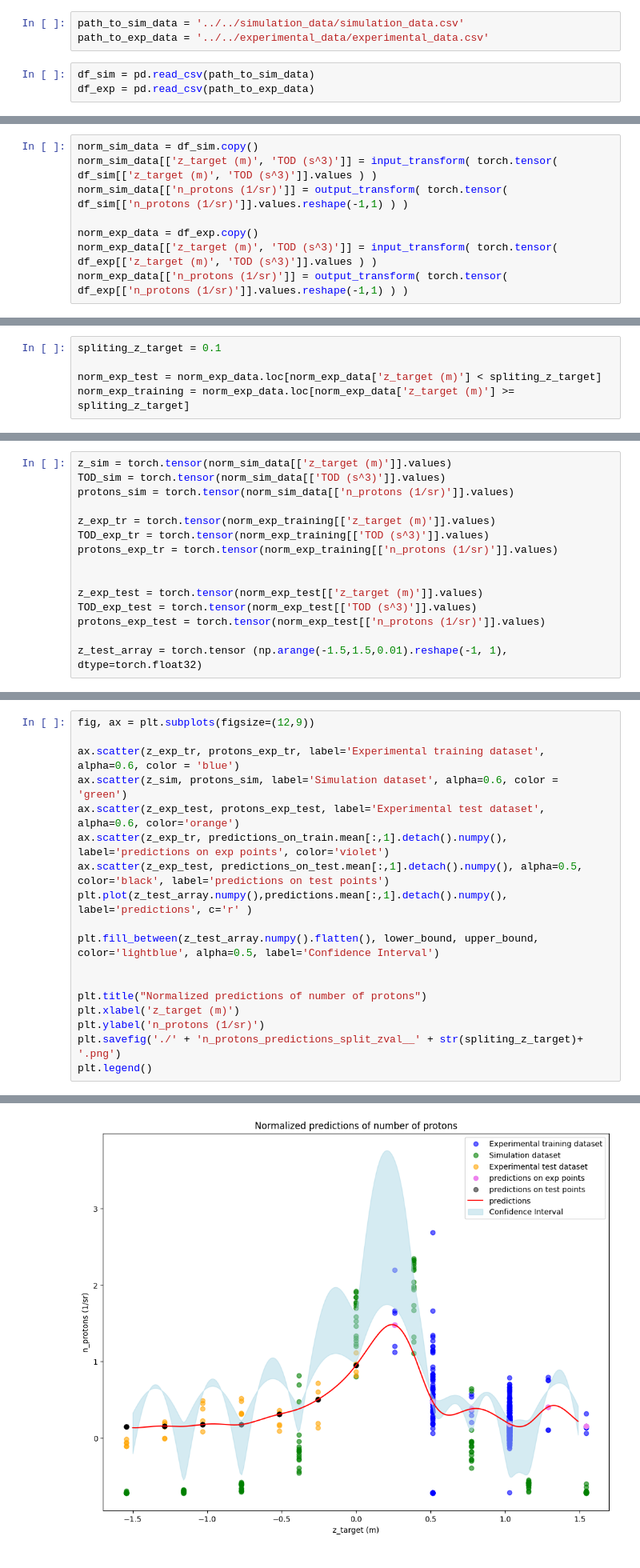
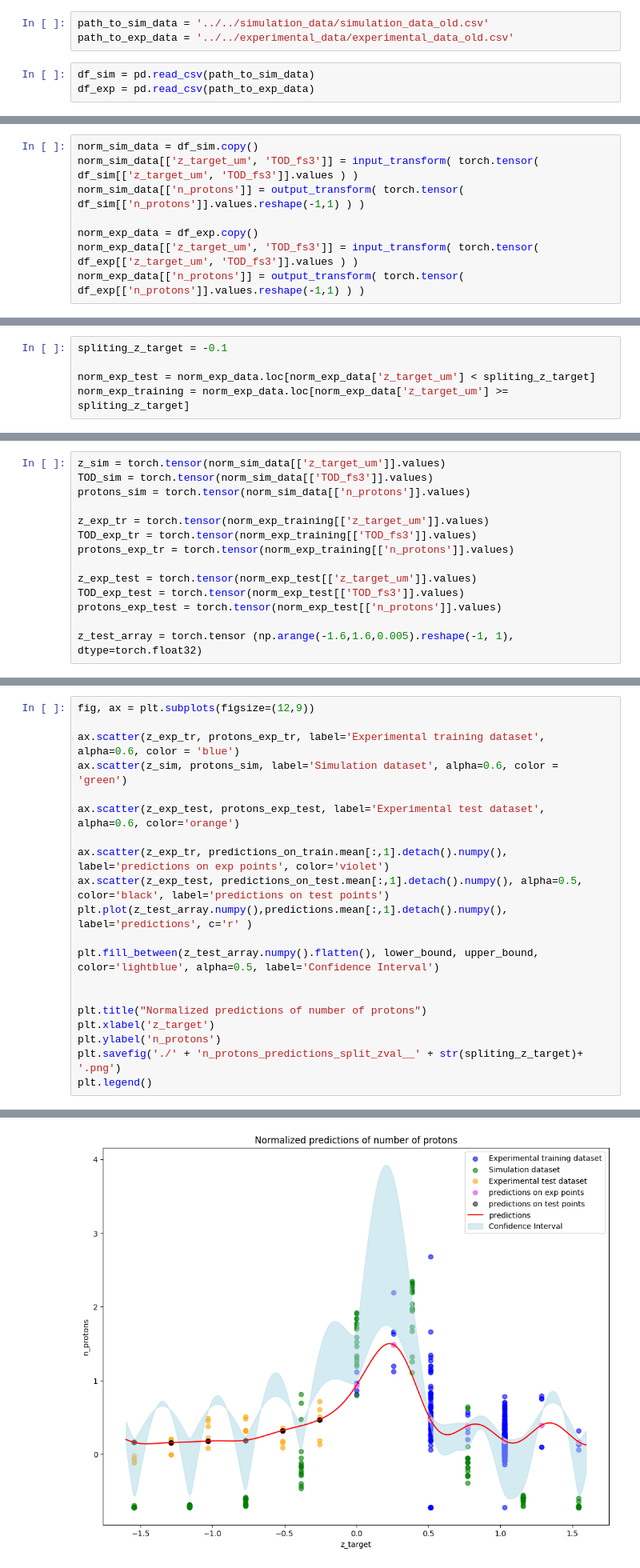
Before and after one commit to BLAST-AI-ML/synapse, a Jupyter notebook: ml/GP_training/MultiTaskGP_training.ipynb, the cells around one changed output, grey strips where cells are left out. Shown at 80% size. Saved outputs shown, nothing was run; the diff lists cells and outputs as text.

```diff
--- a/ml/GP_training/MultiTaskGP_training.ipynb
+++ b/ml/GP_training/MultiTaskGP_training.ipynb
@@ -58,8 +58,8 @@ def multi_input_task_gp(x_sim_1, x_sim_2, y_sim, x_train_1, x_train_2, y_train):
 # %% [markdown]
 # Load and visuzalize the data
 # %%
-path_to_sim_data = '../../simulation_data/simulation_data.csv'
-path_to_exp_data = '../../experimental_data/experimental_data.csv'
+path_to_sim_data = '../../simulation_data/simulation_data_old.csv'
+path_to_exp_data = '../../experimental_data/experimental_data_old.csv'
 # %%
 df_sim = pd.read_csv(path_to_sim_data)
 df_exp = pd.read_csv(path_to_exp_data)
@@ -116,12 +186,12 @@ y = torch.tensor(df_sim['n_protons (1/sr)'].values, dtype=torch.float).reshape(-
 output_transform = AffineInputTransform( 1, coefficient=y.std(axis=0), offset=y.mean(axis=0))
 # %%
 norm_sim_data = df_sim.copy()
-norm_sim_data[['z_target (m)', 'TOD (s^3)']] = input_transform( torch.tensor( df_sim[['z_target (m)', 'TOD (s^3)']].values ) )
-norm_sim_data[['n_protons (1/sr)']] = output_transform( torch.tensor( df_sim[['n_protons (1/sr)']].values.reshape(-1,1) ) )
+norm_sim_data[['z_target_um', 'TOD_fs3']] = input_transform( torch.tensor( df_sim[['z_target_um', 'TOD_fs3']].values ) )
+norm_sim_data[['n_protons']] = output_transform( torch.tensor( df_sim[['n_protons']].values.reshape(-1,1) ) )
 
 norm_exp_data = df_exp.copy()
-norm_exp_data[['z_target (m)', 'TOD (s^3)']] = input_transform( torch.tensor( df_exp[['z_target (m)', 'TOD (s^3)']].values ) )
-norm_exp_data[['n_protons (1/sr)']] = output_transform( torch.tensor( df_exp[['n_protons (1/sr)']].values.reshape(-1,1) ) )
+norm_exp_data[['z_target_um', 'TOD_fs3']] = input_transform( torch.tensor( df_exp[['z_target_um', 'TOD_fs3']].values ) )
+norm_exp_data[['n_protons']] = output_transform( torch.tensor( df_exp[['n_protons']].values.reshape(-1,1) ) )
 # %%
 # Create a 3D plot
 fig = plt.figure()
@@ -166,26 +235,25 @@ plt.show()
 # %% [markdown]
 # Spliting normalized experimental data set
 # %%
-spliting_z_target = 0.1
+spliting_z_target = -0.1
 
-norm_exp_test = norm_exp_data.loc[norm_exp_data['z_target (m)'] < spliting_z_target]
-norm_exp_training = norm_exp_data.loc[norm_exp_data['z_target (m)'] >= spliting_z_target]
+norm_exp_test = norm_exp_data.loc[norm_exp_data['z_target_um'] < spliting_z_target]
+norm_exp_training = norm_exp_data.loc[norm_exp_data['z_target_um'] >= spliting_z_target]
 # %% [markdown]
 # (1) Predictin of n_protons with input feature: z_target
 # %%
-z_sim = torch.tensor(norm_sim_data[['z_target (m)']].values)
-TOD_sim = torch.tensor(norm_sim_data[['TOD (s^3)']].values)
-protons_sim = torch.tensor(norm_sim_data[['n_protons (1/sr)']].values)
+z_sim = torch.tensor(norm_sim_data[['z_target_um']].values)
+TOD_sim = torch.tensor(norm_sim_data[['TOD_fs3']].values)
+protons_sim = torch.tensor(norm_sim_data[['n_protons']].values)
 
-z_exp_tr = torch.tensor(norm_exp_training[['z_target (m)']].values)
-TOD_exp_tr = torch.tensor(norm_exp_training[['TOD (s^3)']].values)
-protons_exp_tr = torch.tensor(norm_exp_training[['n_protons (1/sr)']].values)
+z_exp_tr = torch.tensor(norm_exp_training[['z_target_um']].values)
+TOD_exp_tr = torch.tensor(norm_exp_training[['TOD_fs3']].values)
+protons_exp_tr = torch.tensor(norm_exp_training[['n_protons']].values)
 
+z_exp_test = torch.tensor(norm_exp_test[['z_target_um']].values)
+TOD_exp_test = torch.tensor(norm_exp_test[['TOD_fs3']].values)
+protons_exp_test = torch.tensor(norm_exp_test[['n_protons']].values)
 
-z_exp_test = torch.tensor(norm_exp_test[['z_target (m)']].values)
-TOD_exp_test = torch.tensor(norm_exp_test[['TOD (s^3)']].values)
-protons_exp_test = torch.tensor(norm_exp_test[['n_protons (1/sr)']].values)
-
-z_test_array = torch.tensor (np.arange(-1.5,1.5,0.01).reshape(-1, 1), dtype=torch.float32)
+z_test_array = torch.tensor (np.arange(-1.6,1.6,0.005).reshape(-1, 1), dtype=torch.float32)
 # %%
 model = multi_task_gp(z_sim, protons_sim, z_exp_tr, protons_exp_tr)
@@ -198,23 +267,25 @@ upper_bound = predictions.confidence_region()[1].detach().numpy()[:,1]
 # %%
 fig, ax = plt.subplots(figsize=(12,9))
 
 ax.scatter(z_exp_tr, protons_exp_tr, label='Experimental training dataset', alpha=0.6, color = 'blue')
 ax.scatter(z_sim, protons_sim, label='Simulation dataset', alpha=0.6, color = 'green')
+
 ax.scatter(z_exp_test, protons_exp_test, label='Experimental test dataset', alpha=0.6, color='orange')
+
 ax.scatter(z_exp_tr, predictions_on_train.mean[:,1].detach().numpy(), label='predictions on exp points', color='violet')
 ax.scatter(z_exp_test, predictions_on_test.mean[:,1].detach().numpy(), alpha=0.5, color='black', label='predictions on test points')
 plt.plot(z_test_array.numpy(),predictions.mean[:,1].detach().numpy(), label='predictions', c='r' )
 
 plt.fill_between(z_test_array.numpy().flatten(), lower_bound, upper_bound, color='lightblue', alpha=0.5, label='Confidence Interval')
 
 
 plt.title("Normalized predictions of number of protons")
-plt.xlabel('z_target (m)')
-plt.ylabel('n_protons (1/sr)')
+plt.xlabel('z_target')
+plt.ylabel('n_protons')
 plt.savefig('./' + 'n_protons_predictions_split_zval__' + str(spliting_z_target)+ '.png')
 plt.legend()
 # %% [output]
 <matplotlib.legend.Legend at 0x...>
-[figure, old version]
+[figure, new version]
 # %% [markdown]
 # (2) Predictin of n_protons with input features: {z_target, TOD}
```
Also changed, not shown: parts of 14 cells of this notebook.
